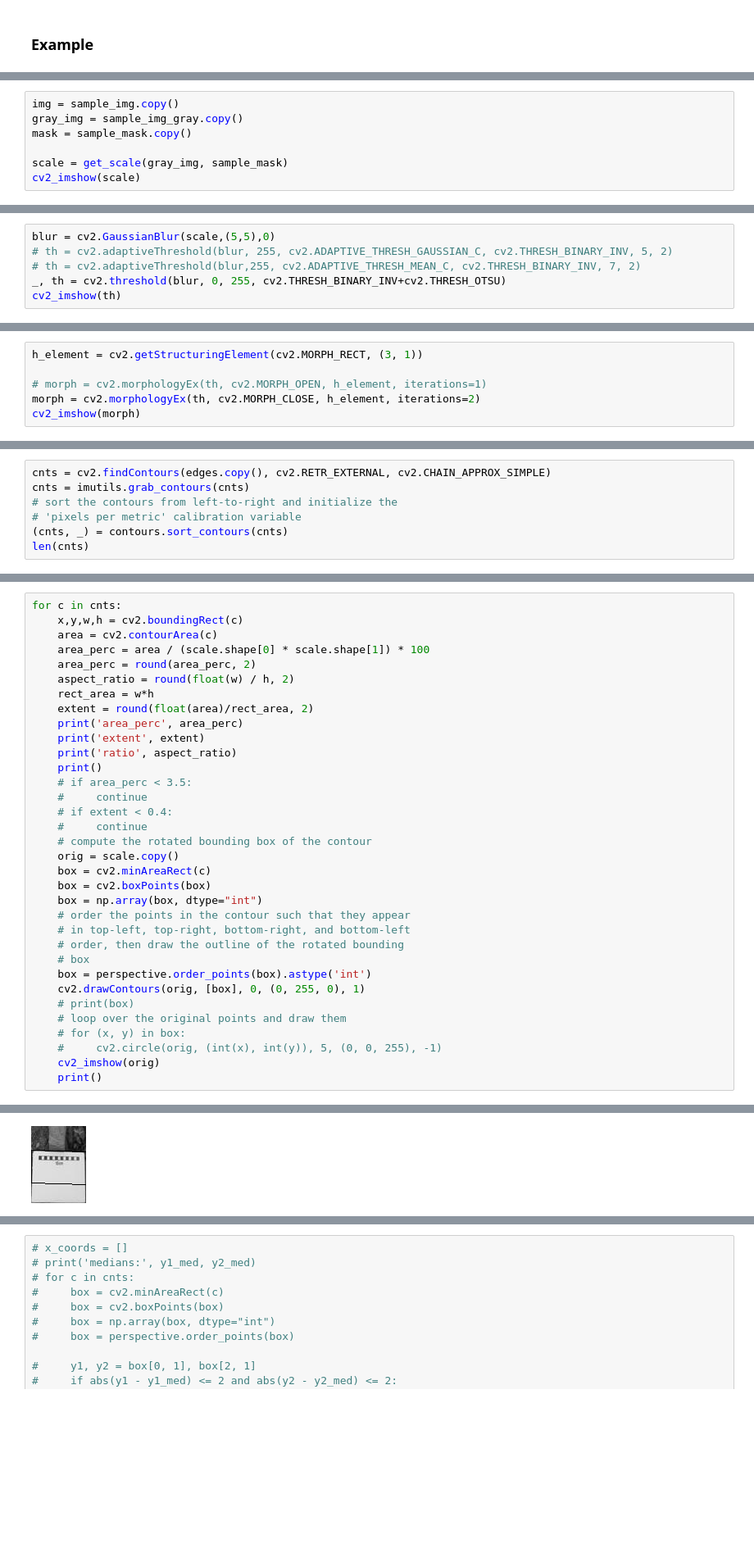
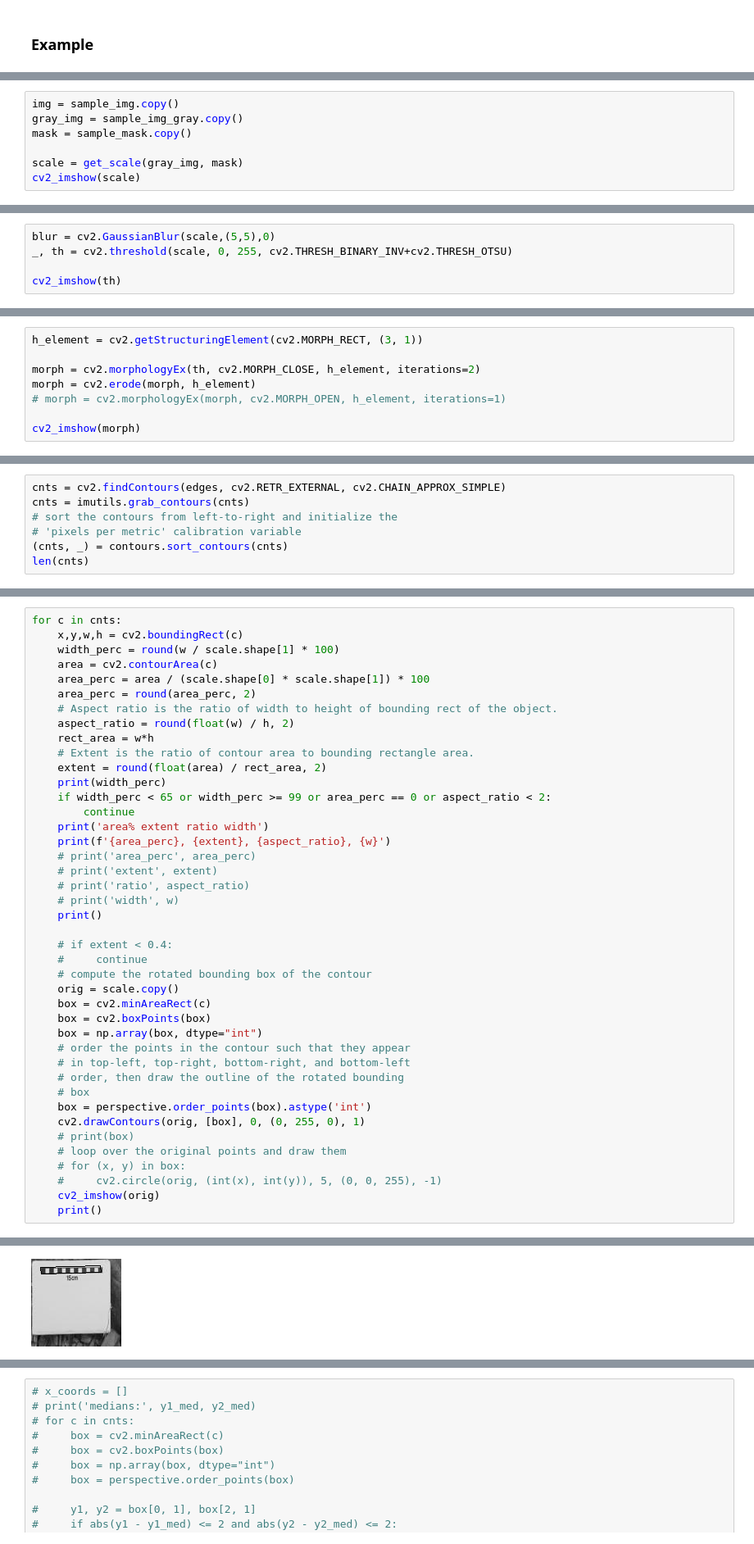
Before and after one commit to QasimKhan5x/rock-identification, a Jupyter notebook: Rock_Size_Calculation.ipynb, the cells around one changed output, grey strips where cells are left out. Shown at 82% size. Cells and saved outputs as stored; diff of their text form; blank space fills up the shorter version.

Commit message:
update notebook
The major change is that line does not extend over an area not covered by the contour

```diff
--- a/Rock_Size_Calculation.ipynb
+++ b/Rock_Size_Calculation.ipynb
@@ -194,6 +320,6 @@ img = sample_img.copy()
 gray_img = sample_img_gray.copy()
 mask = sample_mask.copy()
 
-scale = get_scale(gray_img, sample_mask)
+scale = get_scale(gray_img, mask)
 cv2_imshow(scale)
 # %% [output]
@@ -213,7 +327,6 @@ cv2_imshow(scale)
 # %%
 blur = cv2.GaussianBlur(scale,(5,5),0)
-# th = cv2.adaptiveThreshold(blur, 255, cv2.ADAPTIVE_THRESH_GAUSSIAN_C, cv2.THRESH_BINARY_INV, 5, 2)
-# th = cv2.adaptiveThreshold(blur,255, cv2.ADAPTIVE_THRESH_MEAN_C, cv2.THRESH_BINARY_INV, 7, 2)
-_, th = cv2.threshold(blur, 0, 255, cv2.THRESH_BINARY_INV+cv2.THRESH_OTSU)
+_, th = cv2.threshold(scale, 0, 255, cv2.THRESH_BINARY_INV+cv2.THRESH_OTSU)
+
 cv2_imshow(th)
 # %% [output]
@@ -221,7 +334,9 @@ cv2_imshow(th)
 # %%
 h_element = cv2.getStructuringElement(cv2.MORPH_RECT, (3, 1))
 
-# morph = cv2.morphologyEx(th, cv2.MORPH_OPEN, h_element, iterations=1)
 morph = cv2.morphologyEx(th, cv2.MORPH_CLOSE, h_element, iterations=2)
+morph = cv2.erode(morph, h_element)
+# morph = cv2.morphologyEx(morph, cv2.MORPH_OPEN, h_element, iterations=1)
+
 cv2_imshow(morph)
 # %% [output]
@@ -234,5 +349,5 @@ cv2_imshow(edges)
 # %%
-cnts = cv2.findContours(edges.copy(), cv2.RETR_EXTERNAL, cv2.CHAIN_APPROX_SIMPLE)
+cnts = cv2.findContours(edges, cv2.RETR_EXTERNAL, cv2.CHAIN_APPROX_SIMPLE)
 cnts = imutils.grab_contours(cnts)
 # sort the contours from left-to-right and initialize the
 # 'pixels per metric' calibration variable
@@ -245,18 +358,26 @@ len(cnts)
 # %%
 for c in cnts:
     x,y,w,h = cv2.boundingRect(c)
+    width_perc = round(w / scale.shape[1] * 100)
     area = cv2.contourArea(c)
     area_perc = area / (scale.shape[0] * scale.shape[1]) * 100
     area_perc = round(area_perc, 2)
+    # Aspect ratio is the ratio of width to height of bounding rect of the object.
     aspect_ratio = round(float(w) / h, 2)
     rect_area = w*h
-    extent = round(float(area)/rect_area, 2)
-    print('area_perc', area_perc)
-    print('extent', extent)
-    print('ratio', aspect_ratio)
+    # Extent is the ratio of contour area to bounding rectangle area.
+    extent = round(float(area) / rect_area, 2)
+    print(width_perc)
+    if width_perc < 65 or width_perc >= 99 or area_perc == 0 or aspect_ratio < 2:
+        continue
+    print('area% extent ratio width')
+    print(f'{area_perc}, {extent}, {aspect_ratio}, {w}')
+    # print('area_perc', area_perc)
+    # print('extent', extent)
+    # print('ratio', aspect_ratio)
+    # print('width', w)
     print()
-    # if area_perc < 3.5:
-    #     continue
+
     # if extent < 0.4:
     #     continue
     # compute the rotated bounding box of the contour
@@ -283 +405 @@ ratio 1.6
-[figure, old version]
+[figure, new version]
```
Also changed, not shown: parts of 27 cells of this notebook.
